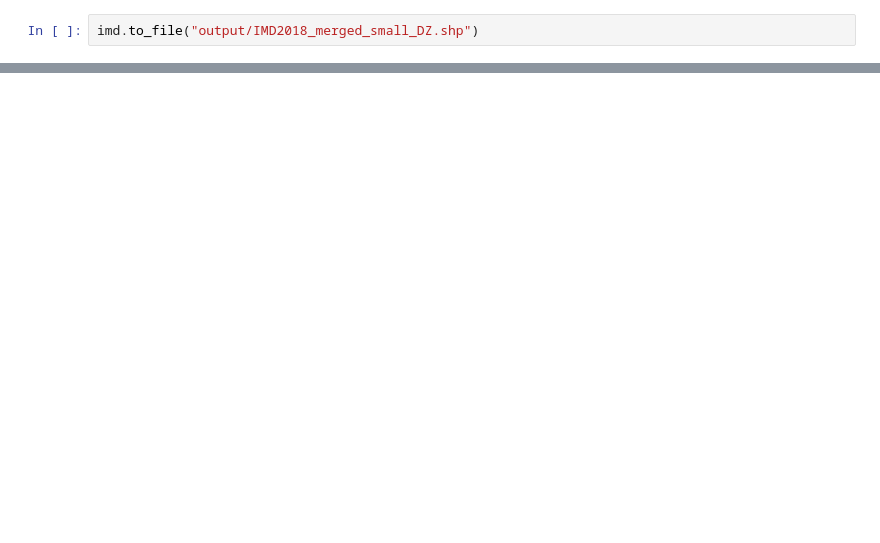
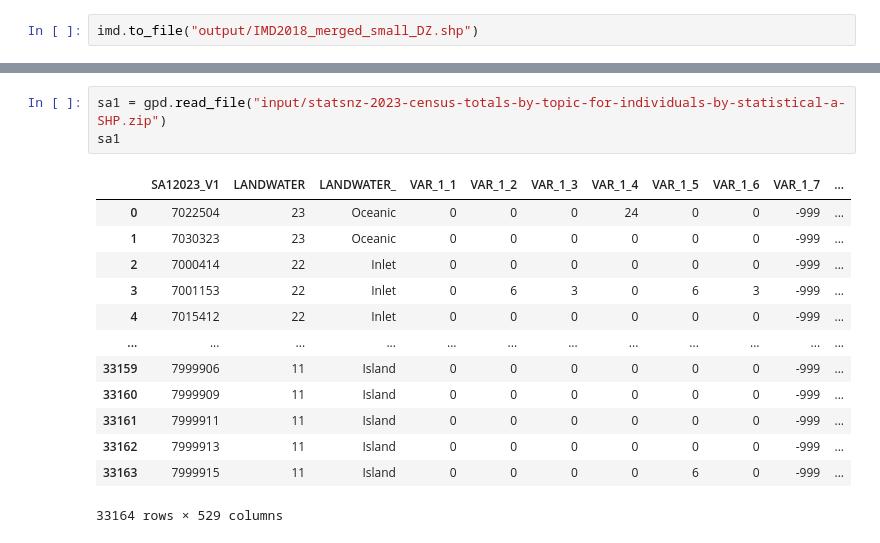
Before and after one commit to UoA-eResearch/IMD, a Jupyter notebook: merge_small_DZ.ipynb, the cells around one changed output, grey strips where cells are left out. Saved outputs shown, nothing was run; the diff lists cells and outputs as text; blank space fills up the shorter version.

```diff
--- a/merge_small_DZ.ipynb
+++ b/merge_small_DZ.ipynb
@@ -117,0 +139,17 @@ imd.to_file("output/IMD2018_merged_small_DZ.shp")
+# %%
+sa1 = gpd.read_file("input/statsnz-2023-census-totals-by-topic-for-individuals-by-statistical-a-SHP.zip")
+sa1
+# %% [output]
+|  | SA12023_V1 | LANDWATER | LANDWATER_ | VAR_1_1 | VAR_1_2 | VAR_1_3 | VAR_1_4 | VAR_1_5 | VAR_1_6 | VAR_1_7 | ... |
+| 0 | 7022504 | 23 | Oceanic | 0 | 0 | 0 | 24 | 0 | 0 | -999 | ... |
+| 1 | 7030323 | 23 | Oceanic | 0 | 0 | 0 | 0 | 0 | 0 | -999 | ... |
+| 2 | 7000414 | 22 | Inlet | 0 | 0 | 0 | 0 | 0 | 0 | -999 | ... |
+| 3 | 7001153 | 22 | Inlet | 0 | 6 | 3 | 0 | 6 | 3 | -999 | ... |
+| 4 | 7015412 | 22 | Inlet | 0 | 0 | 0 | 0 | 0 | 0 | -999 | ... |
+| ... | ... | ... | ... | ... | ... | ... | ... | ... | ... | ... | ... |
+| 33159 | 7999906 | 11 | Island | 0 | 0 | 0 | 0 | 0 | 0 | -999 | ... |
+| 33160 | 7999909 | 11 | Island | 0 | 0 | 0 | 0 | 0 | 0 | -999 | ... |
+| 33161 | 7999911 | 11 | Island | 0 | 0 | 0 | 0 | 0 | 0 | -999 | ... |
+| 33162 | 7999913 | 11 | Island | 0 | 0 | 0 | 0 | 0 | 0 | -999 | ... |
+| 33163 | 7999915 | 11 | Island | 0 | 0 | 0 | 0 | 6 | 0 | -999 | ... |
+33164 rows × 529 columns
```
Also changed, not shown: parts of 5 cells of this notebook, 4 other files.
